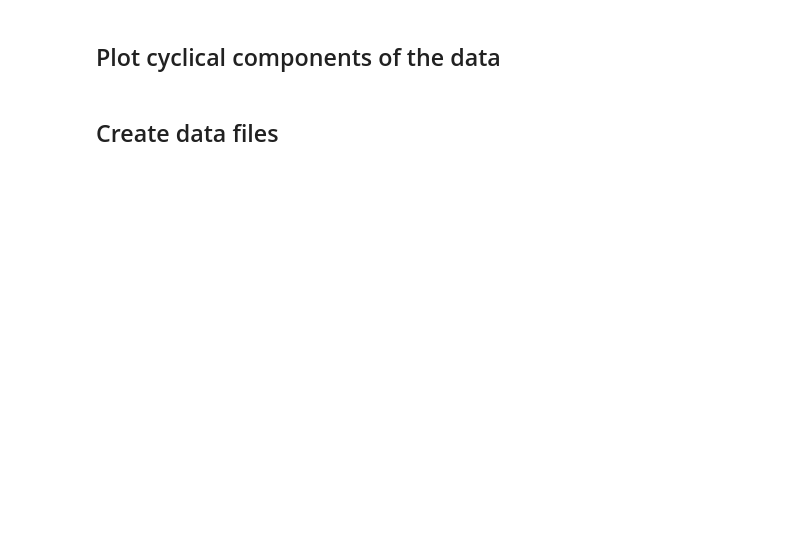
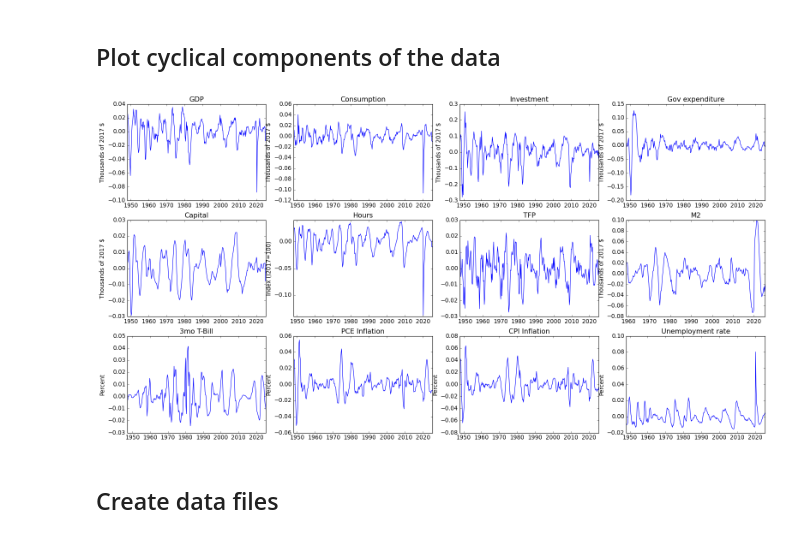
Before and after one commit to letsgoexploring/computational-macroeconomics, a Jupyter notebook: Data/Code/business_cycle_data.ipynb, the cells around one changed output. Cells and saved outputs as stored; diff of their text form; code cells hidden in the pictures; blank space fills up the shorter version.

```diff
--- a/Data/Code/business_cycle_data.ipynb
+++ b/Data/Code/business_cycle_data.ipynb
@@ -420,50 +432,52 @@ fig, axes = plt.subplots(3,4,figsize=(6*4,4*3))
 
 axes[0][0].plot(gdp_log_cycle.data)
 axes[0][0].set_title('GDP')
-axes[0][0].set_ylabel('Thousands of '+deflator_base_year+' $')
+axes[0][0].set_ylabel('Thousands of '+nipa_base_year+' $')
 
 axes[0][1].plot(consumption_log_cycle.data)
 axes[0][1].set_title('Consumption')
-axes[0][1].set_ylabel('Thousands of '+deflator_base_year+' $')
+axes[0][1].set_ylabel('Thousands of '+nipa_base_year+' $')
 
 axes[0][2].plot(investment_log_cycle.data)
 axes[0][2].set_title('Investment')
-axes[0][2].set_ylabel('Thousands of '+deflator_base_year+' $')
+axes[0][2].set_ylabel('Thousands of '+nipa_base_year+' $')
 
 axes[0][3].plot(government_log_cycle.data)
 axes[0][3].set_title('Gov expenditure')
-axes[0][3].set_ylabel('Thousands of '+deflator_base_year+' $')
+axes[0][3].set_ylabel('Thousands of '+nipa_base_year+' $')
 
 axes[1][0].plot(capital_log_cycle.data)
 axes[1][0].set_title('Capital')
-axes[1][0].set_ylabel('Thousands of '+deflator_base_year+' $')
+axes[1][0].set_ylabel('Thousands of '+nipa_base_year+' $')
 
 axes[1][1].plot(hours_log_cycle.data)
 axes[1][1].set_title('Hours')
-axes[1][1].set_ylabel('Index ()'+hours_base_year+'=100)')
+axes[1][1].set_ylabel('Index ()'+nipa_base_year+'=100)')
 
 axes[1][2].plot(tfp_log_cycle.data)
 axes[1][2].set_title('TFP')
 
 axes[1][3].plot(m2_log_cycle.data)
 axes[1][3].set_title('M2')
-axes[1][3].set_ylabel('Thousands of '+deflator_base_year+' $')
+axes[1][3].set_ylabel('Thousands of '+nipa_base_year+' $')
 
 axes[2][0].plot(tbill_3mo_cycle.data)
 axes[2][0].set_title('3mo T-Bill')
 axes[2][0].set_ylabel('Percent')
 
 axes[2][1].plot(pce_deflator_cycle.data)
 axes[2][1].set_title('PCE Inflation')
 axes[2][1].set_ylabel('Percent')
 
 axes[2][2].plot(cpi_cycle.data)
 axes[2][2].set_title('CPI Inflation')
 axes[2][2].set_ylabel('Percent')
 
 axes[2][3].plot(unemployment_cycle.data)
 axes[2][3].set_title('Unemployment rate')
 axes[2][3].set_ylabel('Percent');
+# %% [output]
+[figure, added]
 # %% [markdown]
 ## Create data files
 # %%
```
Also changed, not shown: parts of 11 cells of this notebook, 5 other files.
